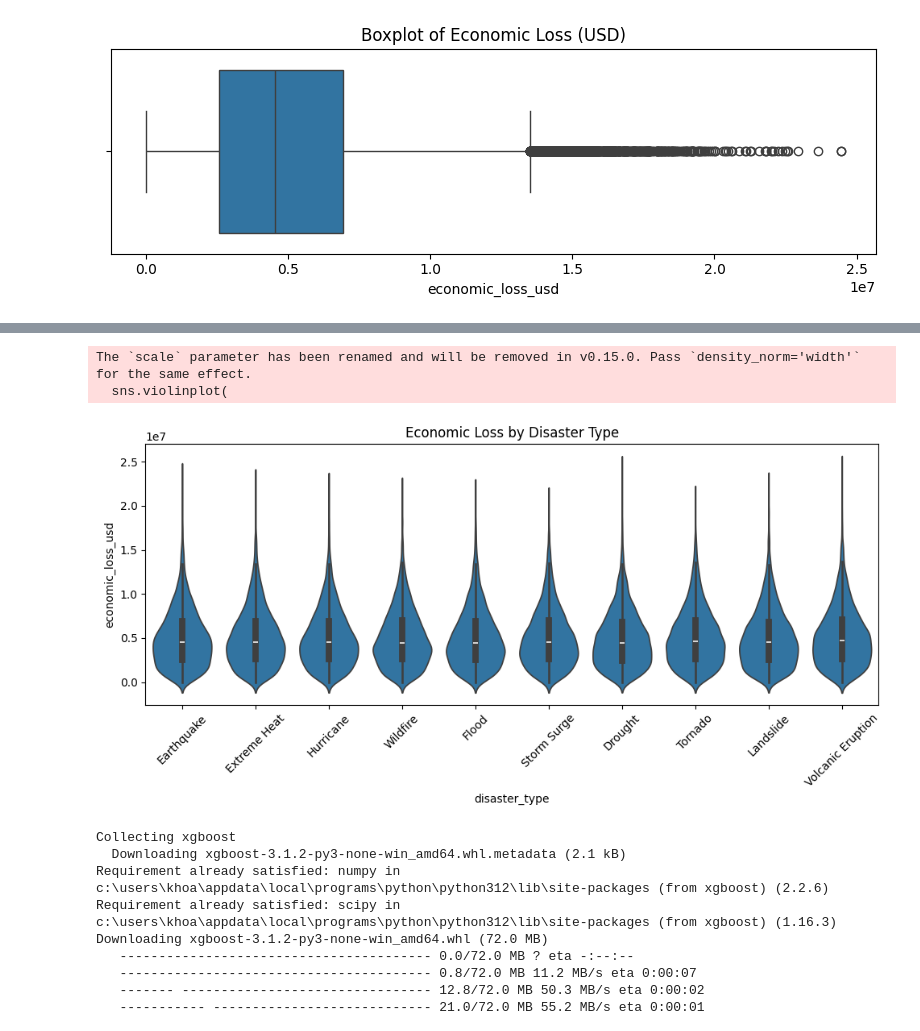
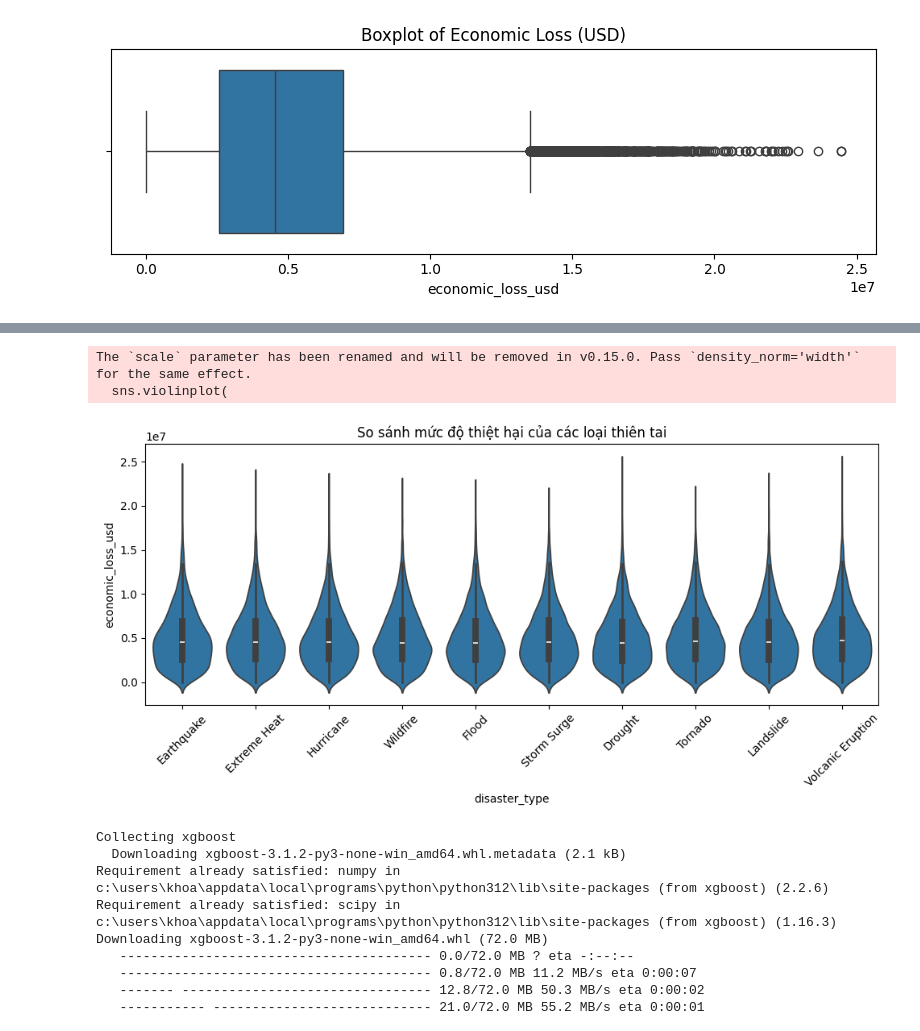
Before and after one commit to khoa-nguyen-data/Du-Doan-Tham-Hoa-Toan-Cau, a Jupyter notebook: Khoa/doc_hieu_du_lieu_va_XGBoots.ipynb, the cells around one changed output, grey strips where cells are left out. Drawn from its saved outputs; the diff is of its cells as text; code cells hidden in the pictures.

```diff
--- a/Khoa/doc_hieu_du_lieu_va_XGBoots.ipynb
+++ b/Khoa/doc_hieu_du_lieu_va_XGBoots.ipynb
@@ -125,19 +128,19 @@ plt.show()
 # %%
 plt.figure(figsize=(10,5))
 sns.violinplot(
     data=df,
     x="disaster_type",
     y="economic_loss_usd",
     scale="width"
 )
 plt.xticks(rotation=45)
-plt.title("Economic Loss by Disaster Type")
+plt.title("So sánh mức độ thiệt hại của các loại thiên tai")
 plt.tight_layout()
 plt.show()
 # %% [output]
 The `scale` parameter has been renamed and will be removed in v0.15.0. Pass `density_norm='width'` for the same effect.
   sns.violinplot(
-[figure, old version]
+[figure, new version]
 # %%
 !pip install xgboost
 # %% [output]
```
Also changed, not shown: parts of 6 cells of this notebook.
